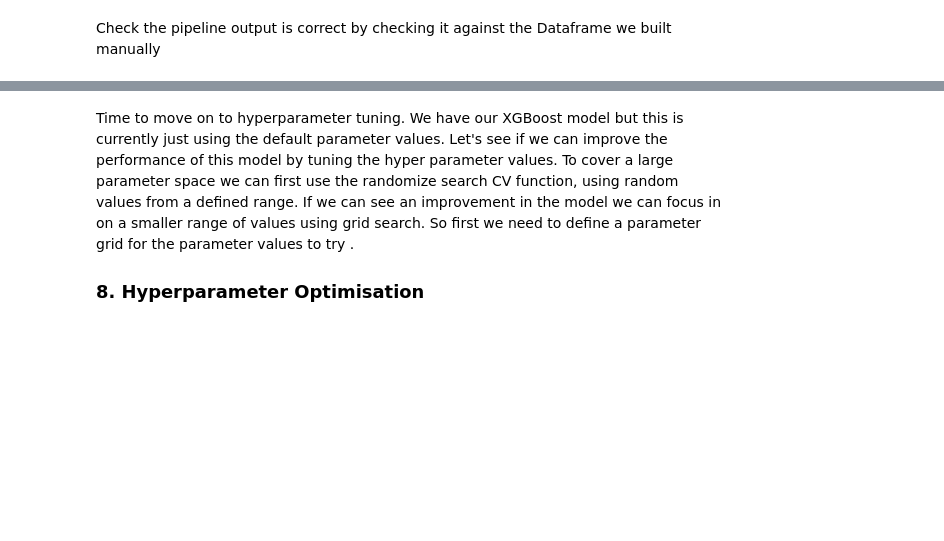
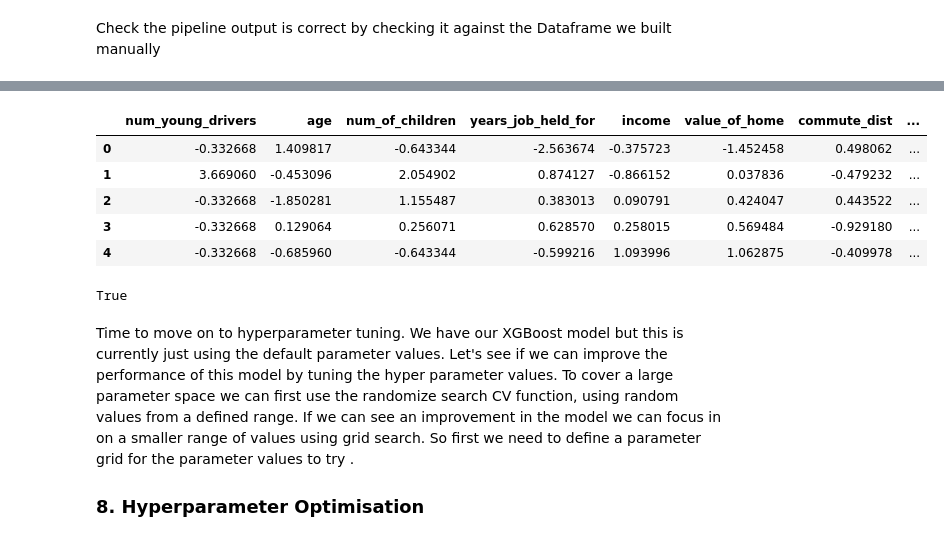
Before and after one commit to erikastats/ML, a Jupyter notebook: XGBoost_car_insurance_claim.ipynb, the cells around one changed output, grey strips where cells are left out. Saved outputs shown, nothing was run; the diff lists cells and outputs as text; code cells hidden in the pictures; blank space fills up the shorter version.

```diff
--- a/XGBoost_car_insurance_claim.ipynb
+++ b/XGBoost_car_insurance_claim.ipynb
@@ -974,8 +982,17 @@ X_train_prepared_df.head()
 # %%
 # Inspect manually created df from earlier
-X_train_cleaned.head()
+X_train_cleanned.head()
+# %% [output]
+|  | num_young_drivers | age | num_of_children | years_job_held_for | income | value_of_home | commute_dist | ... |
+| 0 | -0.332668 | 1.409817 | -0.643344 | -2.563674 | -0.375723 | -1.452458 | 0.498062 | ... |
+| 1 | 3.669060 | -0.453096 | 2.054902 | 0.874127 | -0.866152 | 0.037836 | -0.479232 | ... |
+| 2 | -0.332668 | -1.850281 | 1.155487 | 0.383013 | 0.090791 | 0.424047 | 0.443522 | ... |
+| 3 | -0.332668 | 0.129064 | 0.256071 | 0.628570 | 0.258015 | 0.569484 | -0.929180 | ... |
+| 4 | -0.332668 | -0.685960 | -0.643344 | -0.599216 | 1.093996 | 1.062875 | -0.409978 | ... |
 # %%
-X_train_cleaned.equals(X_train_prepared_df)
+X_train_cleanned.equals(X_train_prepared_df)
+# %% [output]
+True
 # %% [markdown]
 Time to move on to hyperparameter tuning. We have our XGBoost model but this is currently just using the default parameter values. Let's see if we can improve the performance of this model by tuning the hyper parameter values. To cover a large parameter space we can first use the randomize search CV function, using random values from a defined range. If we can see an improvement in the model we can focus in on a smaller range of values using grid search. So first we need to define a parameter grid for the parameter values to try .
 
```
Also changed, not shown: parts of 35 cells of this notebook, 3 other files.
